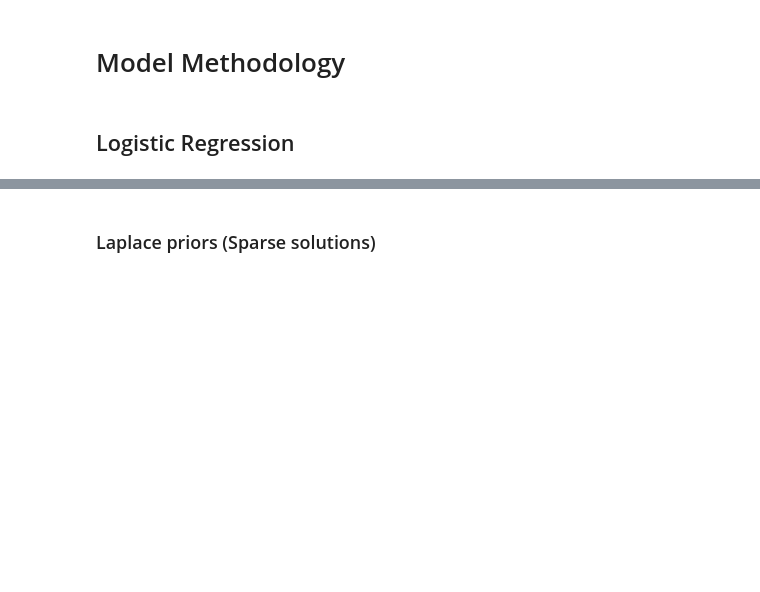
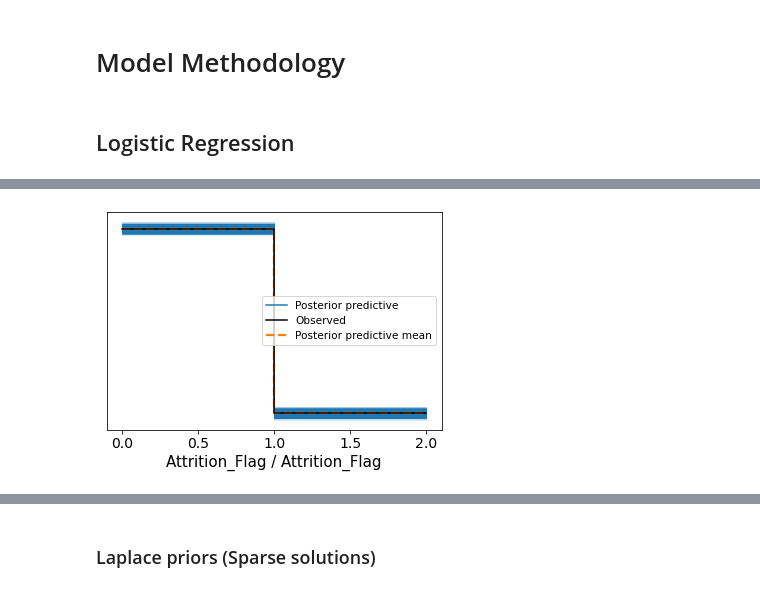
Before and after one commit to denim-bluu/python-credit_risk_bayes, a Jupyter notebook: work pymc3.ipynb, the cells around one changed output, grey strips where cells are left out. Cells and saved outputs as stored; diff of their text form; code cells hidden in the pictures; blank space fills up the shorter version.

```diff
--- a/work pymc3.ipynb
+++ b/work pymc3.ipynb
@@ -211,7 +288,9 @@ df_x["Education_Level"] = df["Education_Level"].apply(education_encoder)
 # %% [markdown]
 ### Split train / test dataset
 # %%
-x_train, x_test, y_train, y_test = train_test_split(df_x, df_y, test_size=0.2, random_state=9509)
+x_train, x_test, y_train, y_test = train_test_split(
+    df_x, df_y, test_size=0.2, random_state=9509
+)
 # %%
 train_data = pd.concat([x_train, y_train], axis=1)
 # %%
@@ -231,0 +309,4 @@ train_data.head()
+# %%
+regressors = x_train.columns
+formula = f"Attrition_Flag ~ " + " + ".join(regressors)
+print(formula)
@@ -231,0 +319,11 @@ train_data.head()
+# %%
+t_prior = bambi.Prior("StudentT", nu=7, mu=0, sigma=2.5)
+
+t_logit = bambi.Model(
+    formula,
+    train_data,
+    priors=set_priors(t_prior, t_prior, regressors),
+    family="bernoulli",
+)
+t_logit.build()
+t_logit.graph()
@@ -231,0 +332,2 @@ train_data.head()
+# %%
+t_logit_result = t_logit.fit()
@@ -231,0 +365,5 @@ train_data.head()
+# %%
+posterior_predictive_t = t_logit.predict(t_logit_result, kind="pps", data=x_test)
+az.plot_ppc(t_logit_result)
+# %% [output]
+[figure, added]
```
Also changed, not shown: parts of 49 cells of this notebook, 2 other files.
